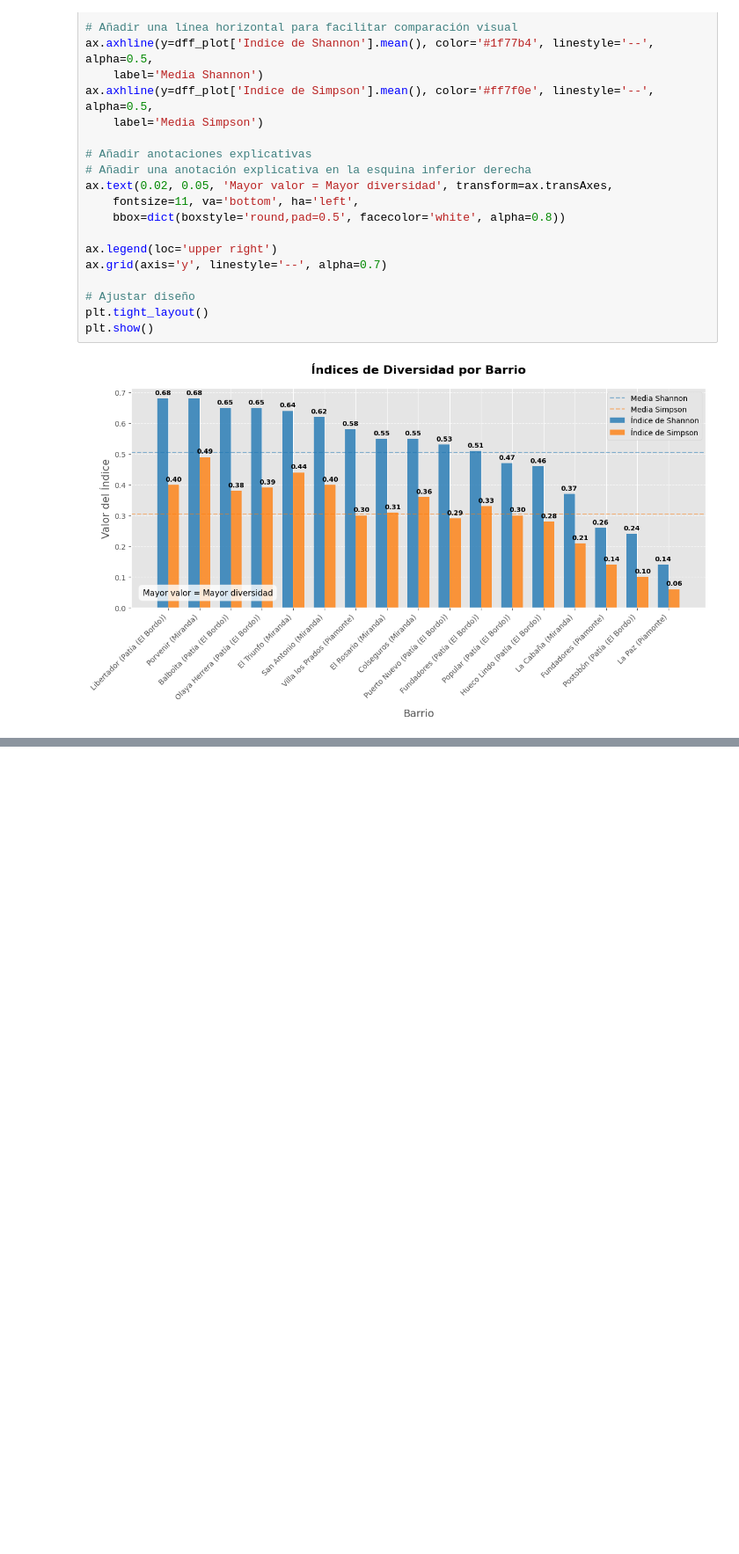
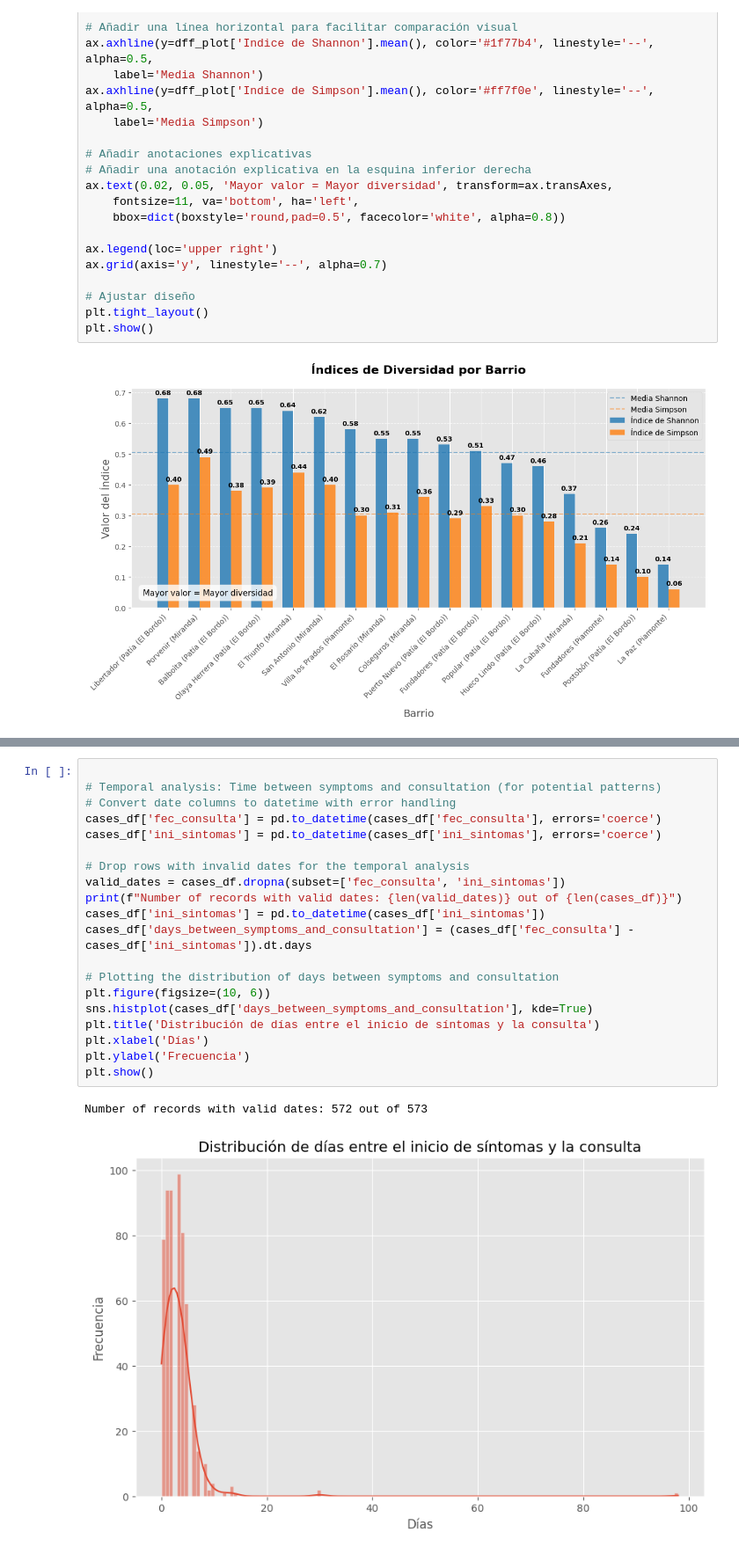
Before and after one commit to Zaprovic/bootcamp-data-analysis, a Jupyter notebook: src/dengue.ipynb, the cells around one changed output, grey strips where cells are left out. Shown: that part at 88% size. Cells and saved outputs as stored; diff of their text form; blank space fills up the shorter version.

```diff
--- a/src/dengue.ipynb
+++ b/src/dengue.ipynb
@@ -335,0 +312,23 @@ m
+# %%
+
+# Temporal analysis: Time between symptoms and consultation (for potential patterns)
+# Convert date columns to datetime with error handling
+cases_df['fec_consulta'] = pd.to_datetime(cases_df['fec_consulta'], errors='coerce')
+cases_df['ini_sintomas'] = pd.to_datetime(cases_df['ini_sintomas'], errors='coerce')
+
+# Drop rows with invalid dates for the temporal analysis
+valid_dates = cases_df.dropna(subset=['fec_consulta', 'ini_sintomas'])
+print(f"Number of records with valid dates: {len(valid_dates)} out of {len(cases_df)}")
+cases_df['ini_sintomas'] = pd.to_datetime(cases_df['ini_sintomas'])
+cases_df['days_between_symptoms_and_consultation'] = (cases_df['fec_consulta'] - cases_df['ini_sintomas']).dt.days
+
+# Plotting the distribution of days between symptoms and consultation
+plt.figure(figsize=(10, 6))
+sns.histplot(cases_df['days_between_symptoms_and_consultation'], kde=True)
+plt.title('Distribución de días entre el inicio de síntomas y la consulta')
+plt.xlabel('Días')
+plt.ylabel('Frecuencia')
+plt.show()
+# %% [output]
+Number of records with valid dates: 572 out of 573
+[figure, added]
```
Also changed, not shown: parts of 11 cells of this notebook.
